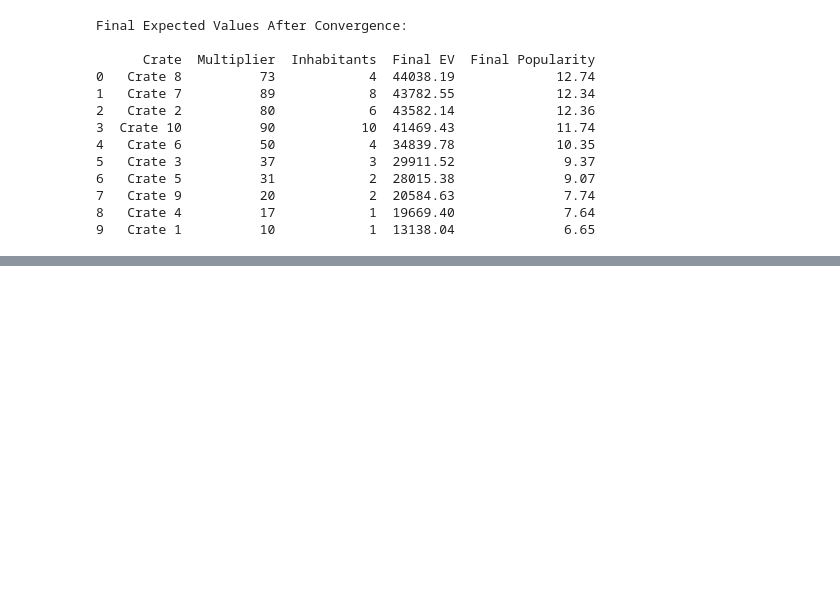
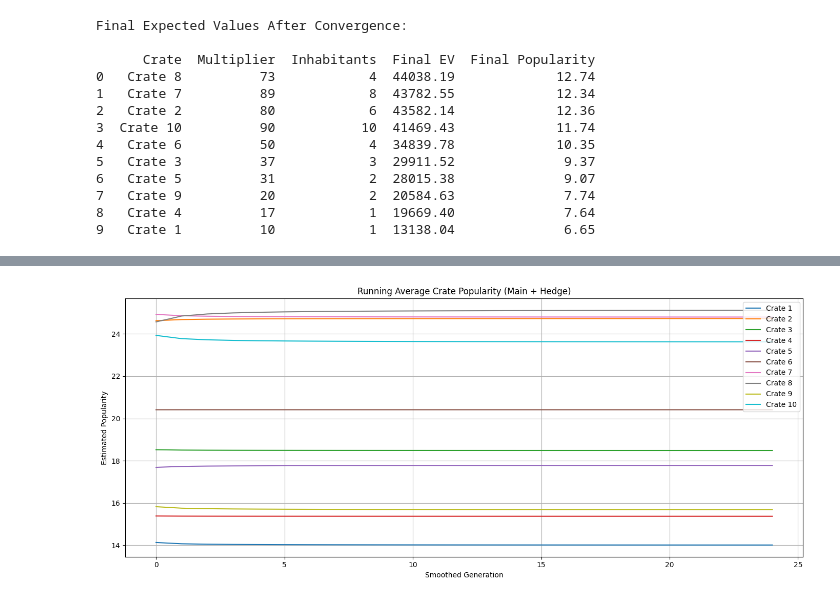
Before and after one commit to chrispyroberts/imc-prosperity-3, a Jupyter notebook: ROUND 2/manualn-.ipynb, the cells around one changed output, grey strips where cells are left out. Drawn from its saved outputs; the diff is of its cells as text; code cells hidden in the pictures; blank space fills up the shorter version.

```diff
--- a/ROUND 2/manualn-.ipynb
+++ b/ROUND 2/manualn-.ipynb
@@ -288,0 +284,21 @@ NameError: name 'sns' is not defined
+# %%
+# Smooth every 2 generations
+paired_ev_avg = (pairwise_ev_history[::2] + pairwise_ev_history[1::2]) / 2
+running_mean_ev = np.cumsum(paired_ev_avg, axis=0) / np.arange(1, len(paired_ev_avg) + 1)[:, None, None]
+
+paired_pop_avg = (popularity_history[::2] + popularity_history[1::2]) / 2
+running_mean_pop = np.cumsum(paired_pop_avg, axis=0) / np.arange(1, len(paired_pop_avg) + 1)[:, None]
+
+# Plot running mean of crate popularity
+plt.figure(figsize=(14, 6))
+for i in range(n):
+    plt.plot(running_mean_pop[:, i], label=f"Crate {i+1}")
+plt.title("Running Average Crate Popularity (Main + Hedge)")
+plt.xlabel("Smoothed Generation")
+plt.ylabel("Estimated Popularity")
+plt.legend(loc="upper right")
+plt.grid(True)
+plt.tight_layout()
+plt.show()
+# %% [output]
+[figure, added]
```
Also changed, not shown: parts of 4 cells of this notebook.
